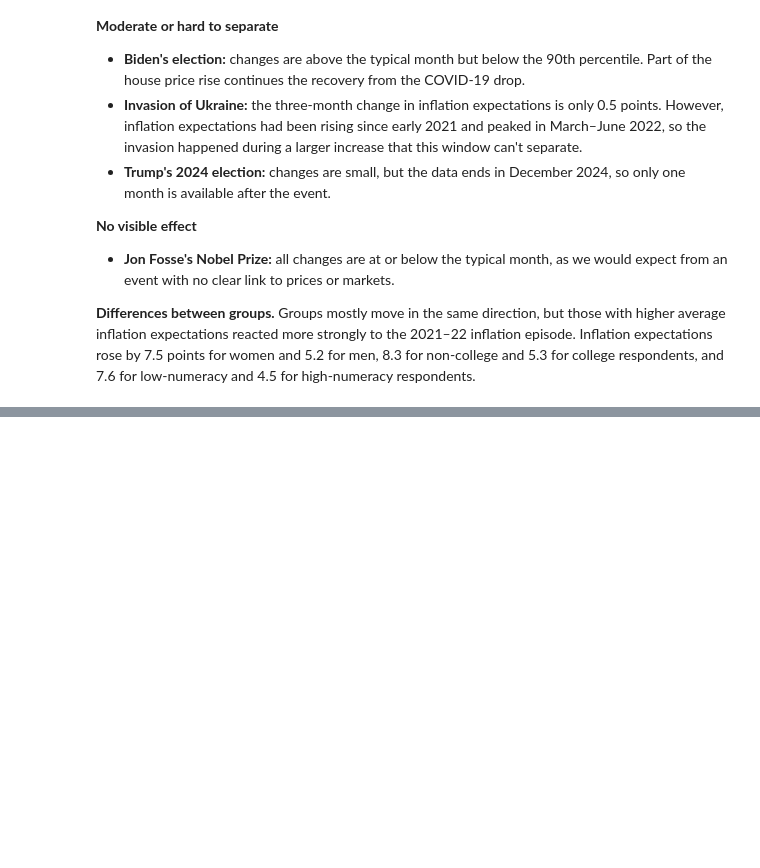
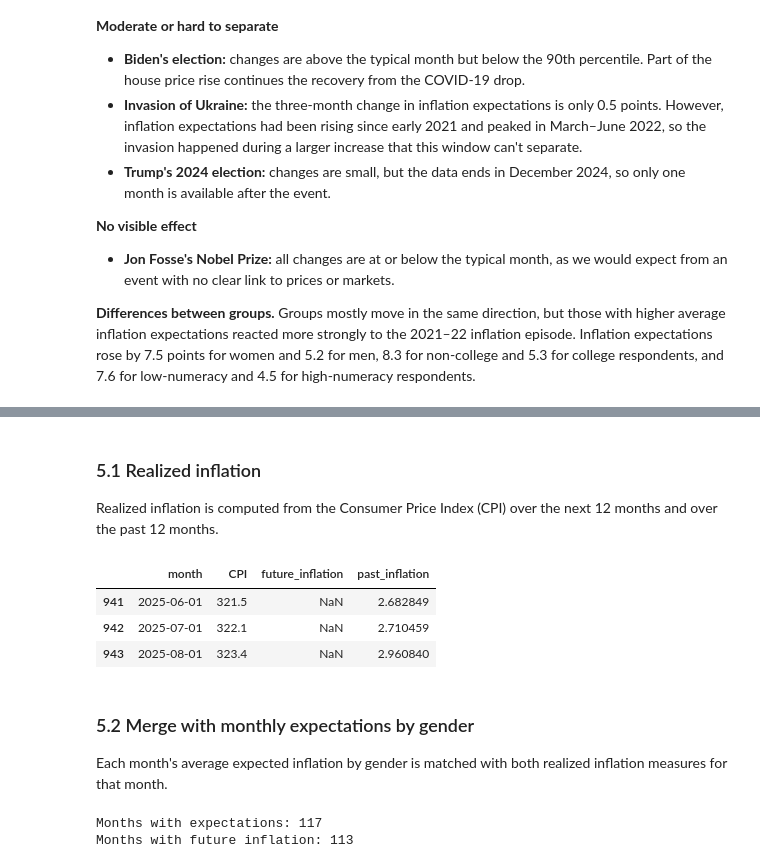
Before and after one commit to Partho-N/TECH2-H26-ai-week, a Jupyter notebook: term_paper.ipynb, the cells around one changed output, grey strips where cells are left out. Cells and saved outputs as stored; diff of their text form; code cells hidden in the pictures; blank space fills up the shorter version.

```diff
--- a/term_paper.ipynb
+++ b/term_paper.ipynb
@@ -670,0 +675,60 @@ These comparisons show timing, not cause. Other things happened in the same mont
+# %% [markdown]
+### 5.1 Realized inflation
+
+Realized inflation is computed from the Consumer Price Index (CPI) over the next 12 months and over the past 12 months.
+# %%
+def compute_realized_inflation(cpi, horizon):
+    """
+    Compute realized inflation in percent over a number of months.
+
+    Parameters
+    ----------
+    cpi : pandas.Series
+        Monthly CPI level in chronological order.
+    horizon : int
+        Number of months. Positive values look forward from each month and
+        negative values look backward.
+
+    Returns
+    -------
+    pandas.Series
+        Realized inflation for each month, missing where the CPI data doesn't
+        cover the full period.
+    """
+    # Forward: (CPI[t + h] - CPI[t]) / CPI[t] * 100
+    # Backward: (CPI[t] - CPI[t - h]) / CPI[t - h] * 100
+    start = cpi if horizon > 0 else cpi.shift(-horizon)
+    end = cpi.shift(-horizon) if horizon > 0 else cpi
+
+    return (end - start) / start * 100
+# %%
+cpi = pd.read_csv('data/CPI.csv', parse_dates=['DATE']).rename(
+    columns={'DATE': 'month'}
+)
+
+cpi['future_inflation'] = compute_realized_inflation(cpi['CPI'], 12)
+cpi['past_inflation'] = compute_realized_inflation(cpi['CPI'], -12)
+
+cpi.tail(3)
+# %% [output]
+|  | month | CPI | future_inflation | past_inflation |
+| 941 | 2025-06-01 | 321.5 | NaN | 2.682849 |
+| 942 | 2025-07-01 | 322.1 | NaN | 2.710459 |
+| 943 | 2025-08-01 | 323.4 | NaN | 2.960840 |
+# %% [markdown]
+### 5.2 Merge with monthly expectations by gender
+
+Each month's average expected inflation by gender is matched with both realized inflation measures for that month.
+# %%
+monthly_gender = compute_monthly_means(df, 'female')['inflation'].reset_index()
+inflation_data = monthly_gender.merge(cpi, on='month', how='left')
+
+# The CPI data ends in August 2025, so future inflation stops 12 months earlier
+print(f'Months with expectations: {inflation_data["month"].nunique()}')
+print(
+    'Months with future inflation: '
+    f'{inflation_data.dropna(subset="future_inflation")["month"].nunique()}'
+)
+# %% [output]
+Months with expectations: 117
+Months with future inflation: 113
```
Also changed, not shown: parts of 11 cells of this notebook.
